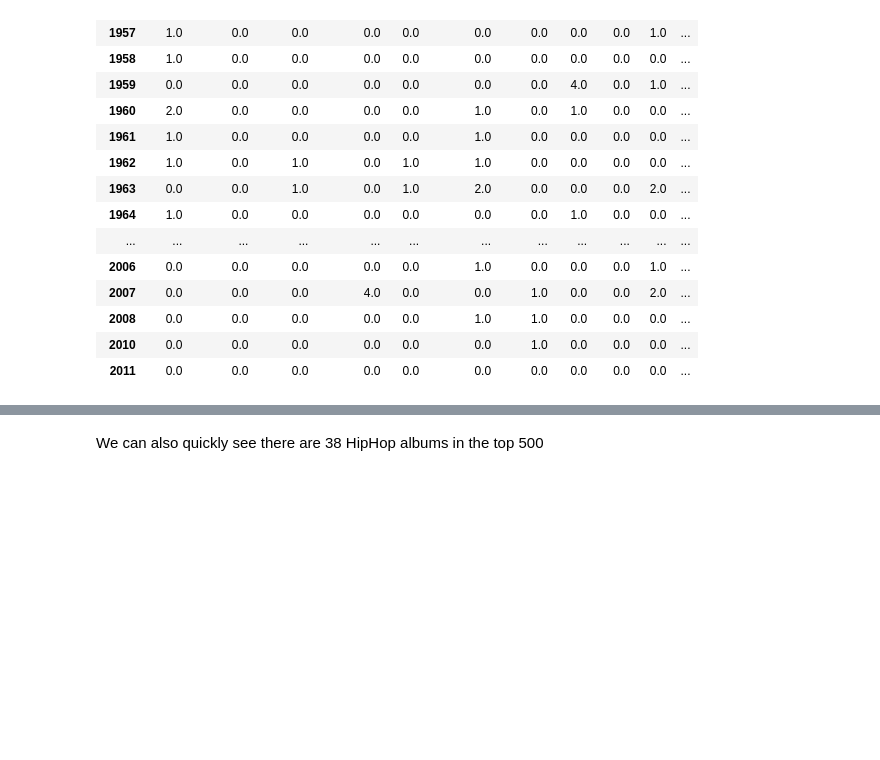
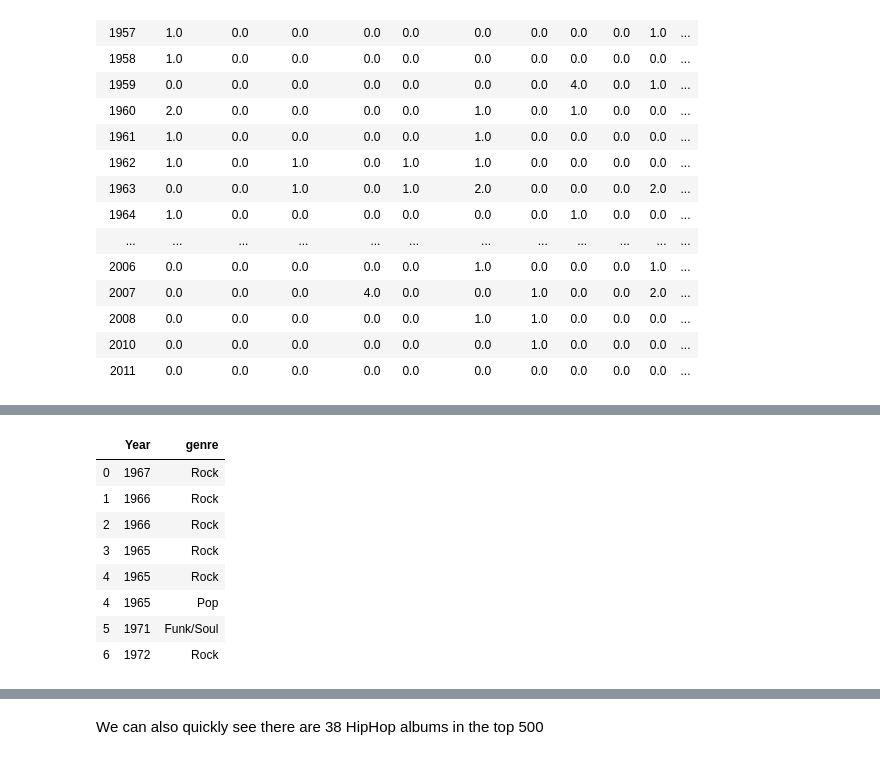
Before and after one commit to RobNewt/Data-Analysis, a Jupyter notebook: Rolling Stone's Top 500 (EDA).ipynb, the cells around one changed output, grey strips where cells are left out. Saved outputs shown, nothing was run; the diff lists cells and outputs as text; code cells hidden in the pictures; blank space fills up the shorter version.

```diff
--- a/Rolling Stone's Top 500 (EDA).ipynb
+++ b/Rolling Stone's Top 500 (EDA).ipynb
@@ -155,3 +174,15 @@ df.head()
+# %%
+big_df[:8]
+# %% [output]
+|  | Year | genre |
+| 0 | 1967 | Rock |
+| 1 | 1966 | Rock |
+| 2 | 1966 | Rock |
+| 3 | 1965 | Rock |
+| 4 | 1965 | Rock |
+| 4 | 1965 | Pop |
+| 5 | 1971 | Funk/Soul |
+| 6 | 1972 | Rock |
 # %%
 #Let's look at how much of the data was pre 1980
 
```
Also changed, not shown: parts of 18 cells of this notebook.
